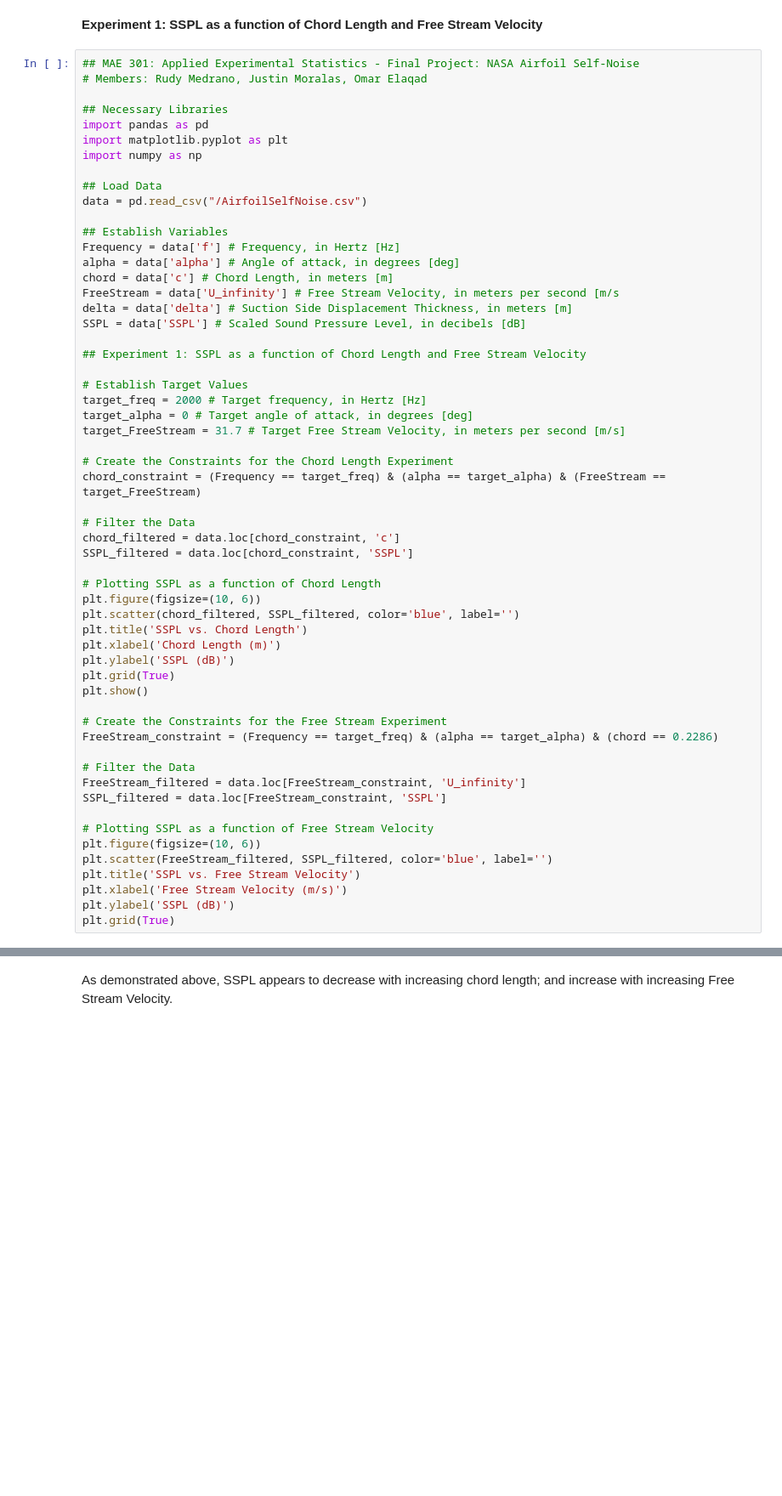
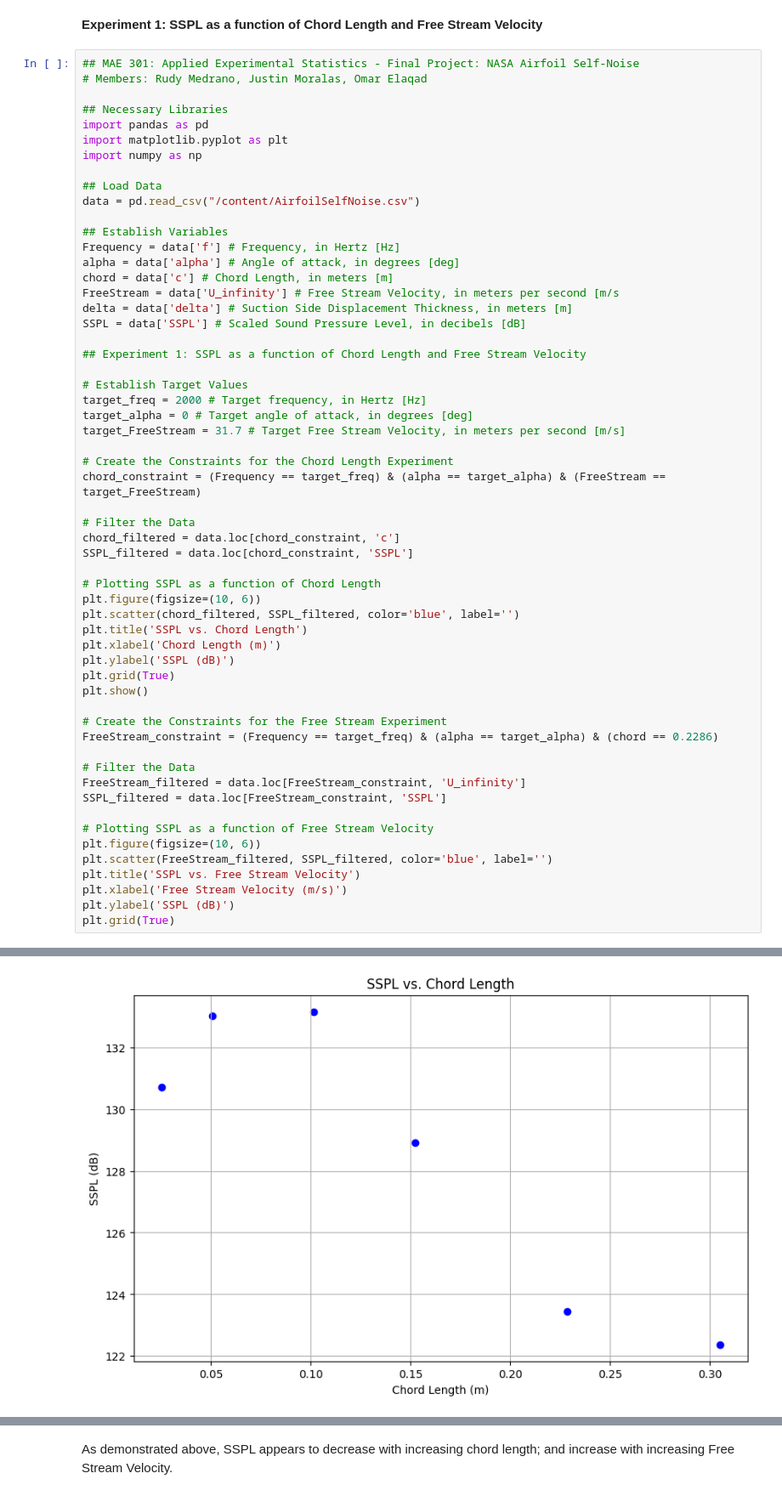
Before and after one commit to not-rudy/Applied-Experimental-Statistics, a Jupyter notebook: NASA_Airfoil_Project.ipynb, the cells around one changed output, grey strips where cells are left out. Shown at 85% size. Drawn from its saved outputs; the diff is of its cells as text; blank space fills up the shorter version.

```diff
--- a/NASA_Airfoil_Project.ipynb
+++ b/NASA_Airfoil_Project.ipynb
@@ -29,7 +29,7 @@ import matplotlib.pyplot as plt
 import numpy as np
 
 ## Load Data
-data = pd.read_csv("/AirfoilSelfNoise.csv")
+data = pd.read_csv("/content/AirfoilSelfNoise.csv")
 
 ## Establish Variables
 Frequency = data['f'] # Frequency, in Hertz [Hz]
@@ -80,0 +80 @@ FileNotFoundError: [Errno 2] No such file or directory: '/AirfoilSelfNoise.csv'
+[figure, added]
```
Also changed, not shown: parts of 4 cells of this notebook.
